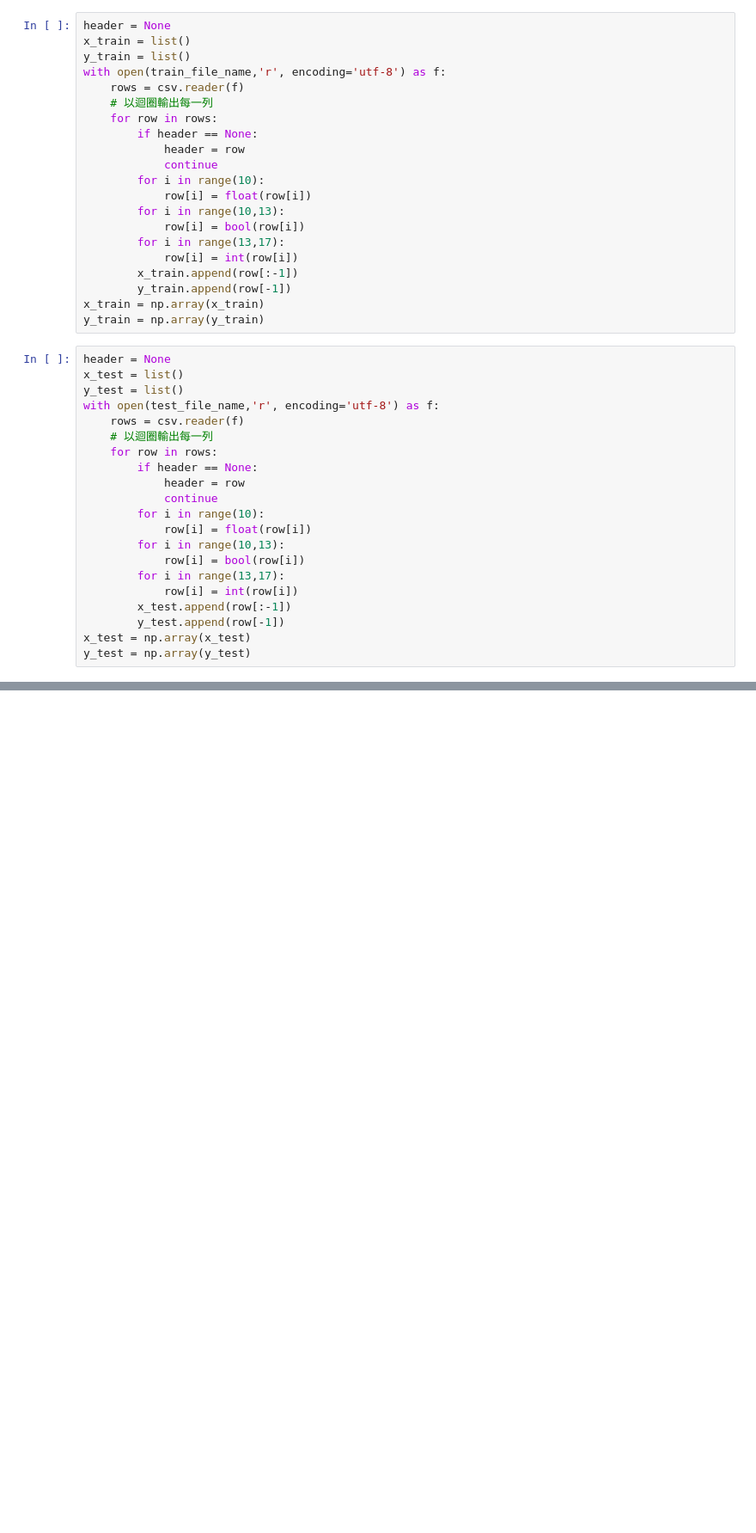
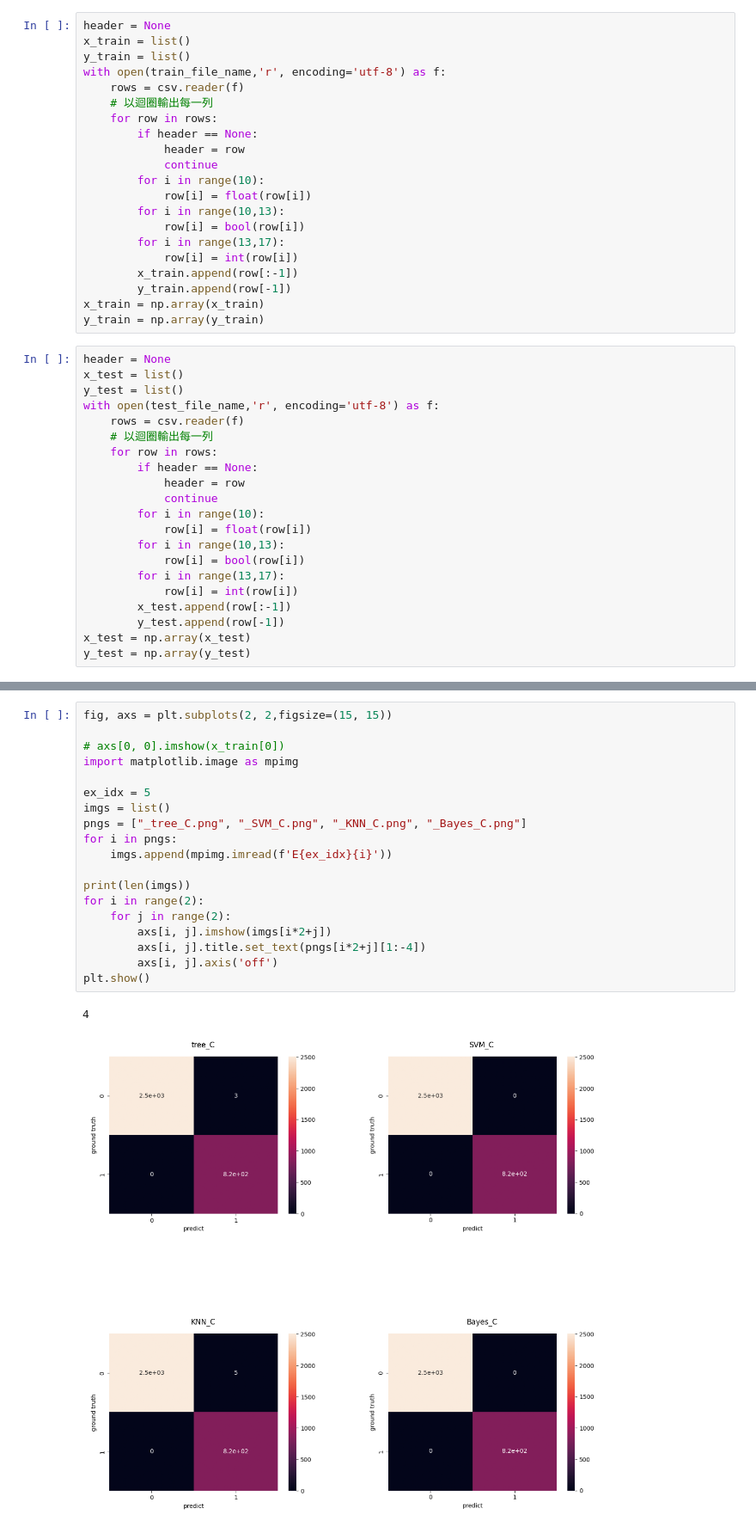
Before and after one commit to SnaKey0u0/2022Data-Mining, a Jupyter notebook: Hw2/main.ipynb, the cells around one changed output, grey strips where cells are left out. Shown at 86% size. Drawn from its saved outputs; the diff is of its cells as text; blank space fills up the shorter version.

```diff
--- a/Hw2/main.ipynb
+++ b/Hw2/main.ipynb
@@ -114,0 +128,22 @@ plt.show()
+# %%
+fig, axs = plt.subplots(2, 2,figsize=(15, 15))
+
+# axs[0, 0].imshow(x_train[0])
+import matplotlib.image as mpimg
+
+ex_idx = 5
+imgs = list()
+pngs = ["_tree_C.png", "_SVM_C.png", "_KNN_C.png", "_Bayes_C.png"]
+for i in pngs:
+    imgs.append(mpimg.imread(f'E{ex_idx}{i}'))
+
+print(len(imgs))
+for i in range(2):
+    for j in range(2):
+        axs[i, j].imshow(imgs[i*2+j])
+        axs[i, j].title.set_text(pngs[i*2+j][1:-4])
+        axs[i, j].axis('off')
+plt.show()
+# %% [output]
+4
+[figure, added]
```
Also changed, not shown: parts of 7 cells of this notebook, 47 other files.
